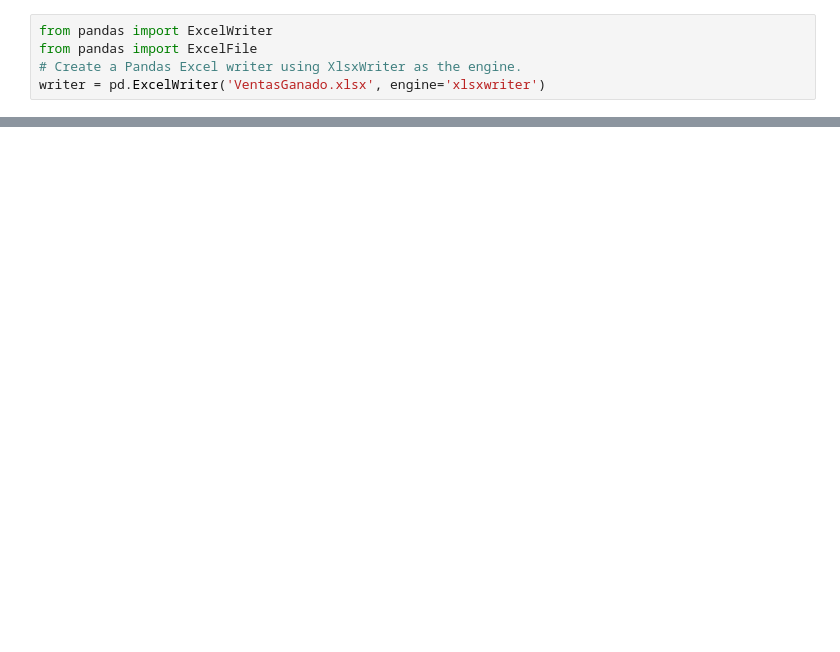
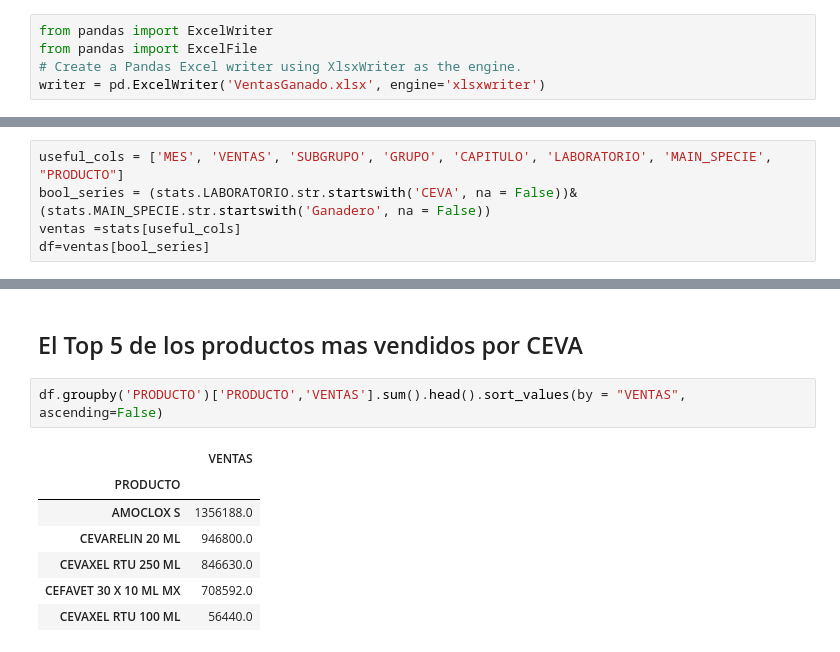
Before and after one commit to ruralkan/gabEsp, a Jupyter notebook: InfoGanadero/informeGanadero.ipynb, the cells around one changed output, grey strips where cells are left out. Saved outputs shown, nothing was run; the diff lists cells and outputs as text; blank space fills up the shorter version.

```diff
--- a/InfoGanadero/informeGanadero.ipynb
+++ b/InfoGanadero/informeGanadero.ipynb
@@ -208,0 +72,5 @@ writer.save()
+# %%
+useful_cols = ['MES', 'VENTAS', 'SUBGRUPO', 'GRUPO', 'CAPITULO', 'LABORATORIO', 'MAIN_SPECIE', "PRODUCTO"]
+bool_series = (stats.LABORATORIO.str.startswith('CEVA', na = False))&(stats.MAIN_SPECIE.str.startswith('Ganadero', na = False))
+ventas =stats[useful_cols]
+df=ventas[bool_series]
@@ -208,0 +169,12 @@ writer.save()
+# %% [markdown]
+## El Top 5 de los productos mas vendidos por CEVA
+# %%
+df.groupby('PRODUCTO')['PRODUCTO','VENTAS'].sum().head().sort_values(by = "VENTAS", ascending=False)
+# %% [output]
+|  | VENTAS |
+| PRODUCTO |  |
+| AMOCLOX S | 1356188.0 |
+| CEVARELIN 20 ML | 946800.0 |
+| CEVAXEL RTU 250 ML | 846630.0 |
+| CEFAVET 30 X 10 ML MX | 708592.0 |
+| CEVAXEL RTU 100 ML | 56440.0 |
```
Also changed, not shown: parts of 63 cells of this notebook, 9 other files.
